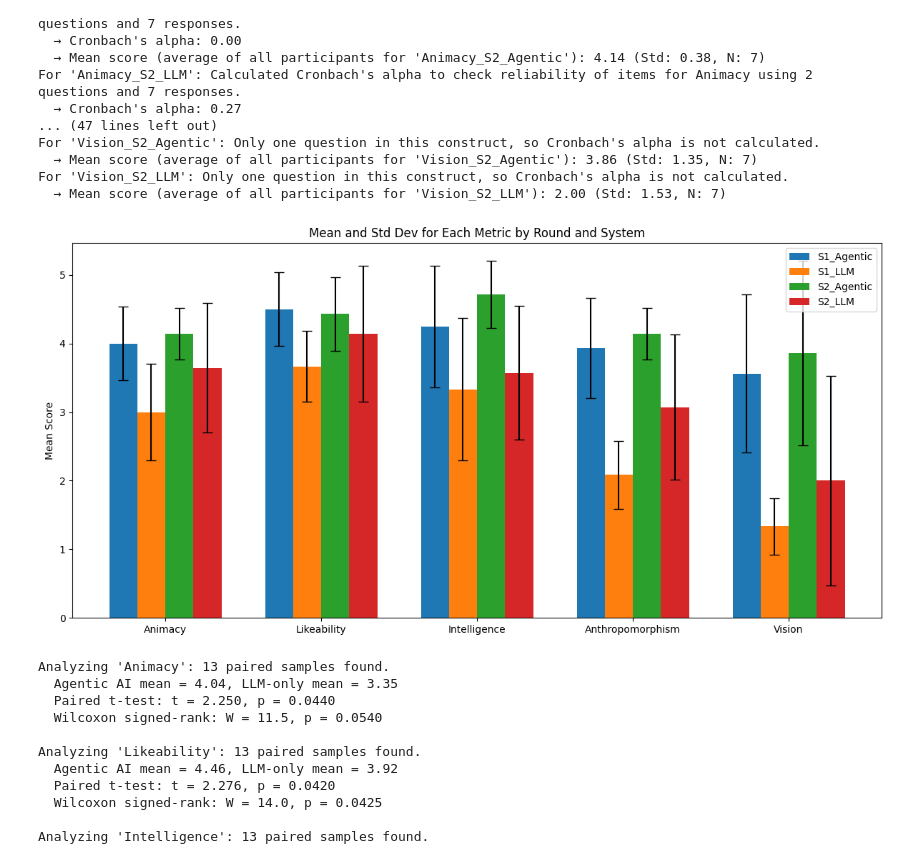
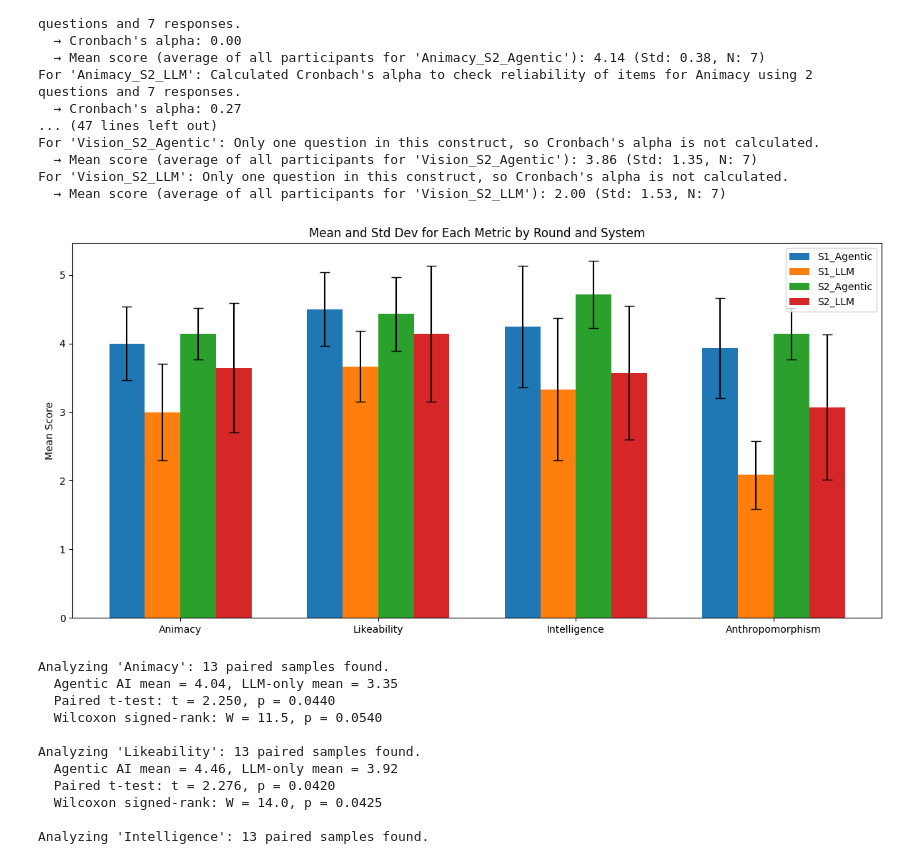
Before and after one commit to stavyadatta/ginnyMAN, a Jupyter notebook: statistical_analysis/analysis.ipynb, the cells around one changed output. Saved outputs shown, nothing was run; the diff lists cells and outputs as text; code cells hidden in the pictures.

```diff
--- a/statistical_analysis/analysis.ipynb
+++ b/statistical_analysis/analysis.ipynb
@@ -28,6 +28,8 @@ godspeed_groups = {
     'Animacy': [
         "S1_The robot felt alive",
         "S2_The robot felt alive",
+        # "S1_Robot's responses felt natural",
+        # "S2_Robot's responses felt natural",
         "S1_Robot's responses felt natural",
         "S2_Robot's responses felt natural"
     ],
@@ -36,8 +38,8 @@ godspeed_groups = {
         'S2_I enjoyed my interaction with the robot',
         "S1_I felt engaged while interacting with the robot.",
         "S2_I felt engaged while interacting with the robot.",
-        "S1_It was easy to communicate with Robot",
-        "S2_It was easy to communicate with Robot"
+        # "S1_It was easy to communicate with Robot",
+        # "S2_It was easy to communicate with Robot"
     ],
     'Intelligence': [
         'S1_The robot seemed Intelligent',
@@ -144,6 +146,7 @@ import numpy as np
 plot_data = {}
 
 for group, cols in godspeed_groups.items():
+    if group == "Vision": continue
     s1_cols = [c for c in cols if c.startswith('S1_')]
     s2_cols = [c for c in cols if c.startswith('S2_')]
 
@@ -168,34 +171,35 @@ for group, cols in godspeed_groups.items():
 # For each construct, create a grouped bar plot
 constructs = list(plot_data.keys())
 labels = ['S1_Agentic', 'S1_LLM', 'S2_Agentic', 'S2_LLM']
 x = np.arange(len(constructs))  # bar positions
 
 # Gather means and stds in a format suitable for plotting
 means_matrix = []
 stds_matrix = []
 
 for label in labels:
     means_matrix.append([plot_data[c][label][0] for c in constructs])
     stds_matrix.append([plot_data[c][label][1] for c in constructs])
 
 width = 0.18  # Width of each bar
 
 fig, ax = plt.subplots(figsize=(12, 6))
 
 # Plot each group side-by-side for each construct
 for idx, label in enumerate(labels):
     ax.bar(x + idx*width - (1.5*width), means_matrix[idx], width, yerr=stds_matrix[idx], capsize=5, label=label)
 
 # Formatting
 ax.set_ylabel('Mean Score')
 ax.set_title('Mean and Std Dev for Each Metric by Round and System')
 ax.set_xticks(x)
 ax.set_xticklabels(constructs)
 ax.legend()
 plt.tight_layout()
+plt.savefig("./Agentic_vs_LLM_no_vision.png")
 plt.show()
 # %% [output]
-[figure, old version]
+[figure, new version]
 # %%
 import pandas as pd
 from scipy.stats import ttest_rel, wilcoxon
```
Also changed, not shown: parts of 9 cells of this notebook.
